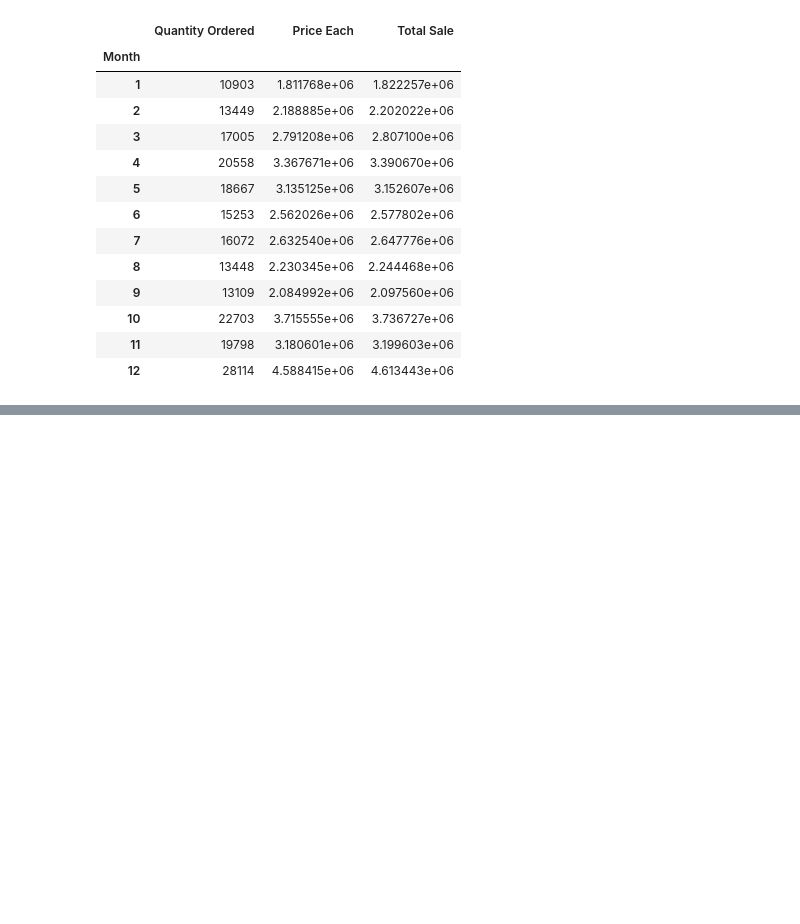
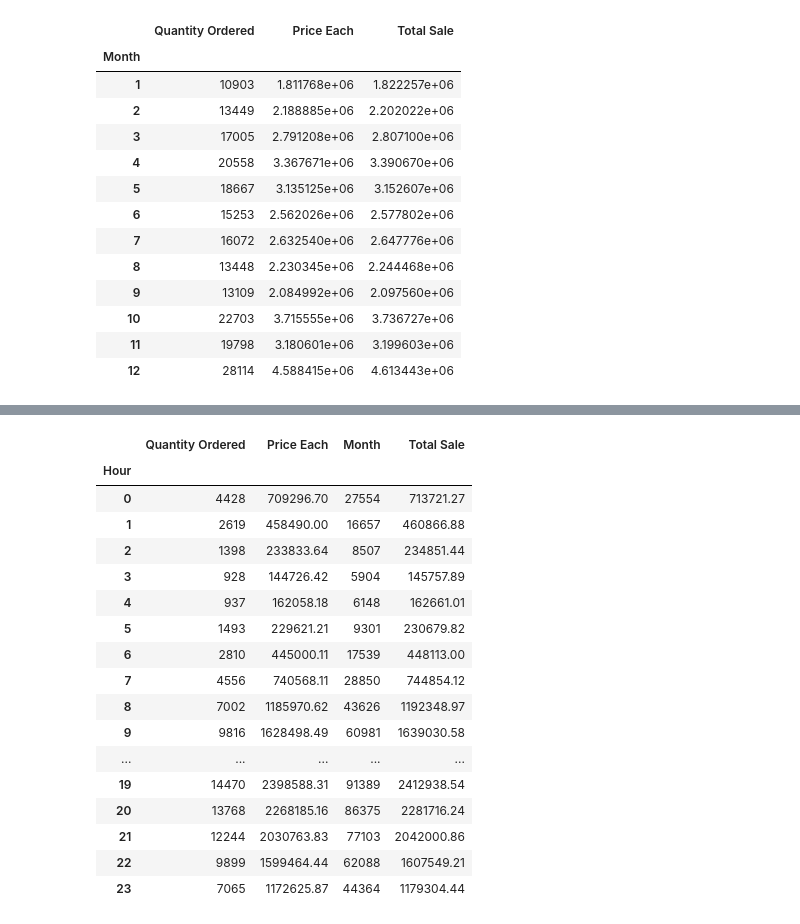
Before and after one commit to loeschn/Pandas-Data-Science-Tasks, a Jupyter notebook: SalesAnalysis/NicksWork.ipynb, the cells around one changed output, grey strips where cells are left out. Cells and saved outputs as stored; diff of their text form; code cells hidden in the pictures; blank space fills up the shorter version.

```diff
--- a/SalesAnalysis/NicksWork.ipynb
+++ b/SalesAnalysis/NicksWork.ipynb
@@ -167,0 +232,3 @@ month_df.sum()
+# %%
+df['State'] = df['Purchase Address'].str.split(pat=',', expand=True)[2]
+df['State'] = df['State'].str.split(pat=' ', expand=True)[1]
@@ -167,0 +244,2 @@ month_df.sum()
+# %%
+df['City'] = df['City'] + ', ' + df['State']
@@ -167,0 +270,27 @@ month_df.sum()
+# %%
+df['Order Date'] = pd.to_datetime(df['Order Date'])
+# %%
+df['Hour'] = df['Order Date'].dt.hour
+# %%
+hours_df = df.groupby('Hour').sum()
+
+hours_df
+# %% [output]
+|  | Quantity Ordered | Price Each | Month | Total Sale |
+| Hour |  |  |  |  |
+| 0 | 4428 | 709296.70 | 27554 | 713721.27 |
+| 1 | 2619 | 458490.00 | 16657 | 460866.88 |
+| 2 | 1398 | 233833.64 | 8507 | 234851.44 |
+| 3 | 928 | 144726.42 | 5904 | 145757.89 |
+| 4 | 937 | 162058.18 | 6148 | 162661.01 |
+| 5 | 1493 | 229621.21 | 9301 | 230679.82 |
+| 6 | 2810 | 445000.11 | 17539 | 448113.00 |
+| 7 | 4556 | 740568.11 | 28850 | 744854.12 |
+| 8 | 7002 | 1185970.62 | 43626 | 1192348.97 |
+| 9 | 9816 | 1628498.49 | 60981 | 1639030.58 |
+| ... | ... | ... | ... | ... |
+| 19 | 14470 | 2398588.31 | 91389 | 2412938.54 |
+| 20 | 13768 | 2268185.16 | 86375 | 2281716.24 |
+| 21 | 12244 | 2030763.83 | 77103 | 2042000.86 |
+| 22 | 9899 | 1599464.44 | 62088 | 1607549.21 |
+| 23 | 7065 | 1172625.87 | 44364 | 1179304.44 |
```
Also changed, not shown: parts of 18 cells of this notebook.
